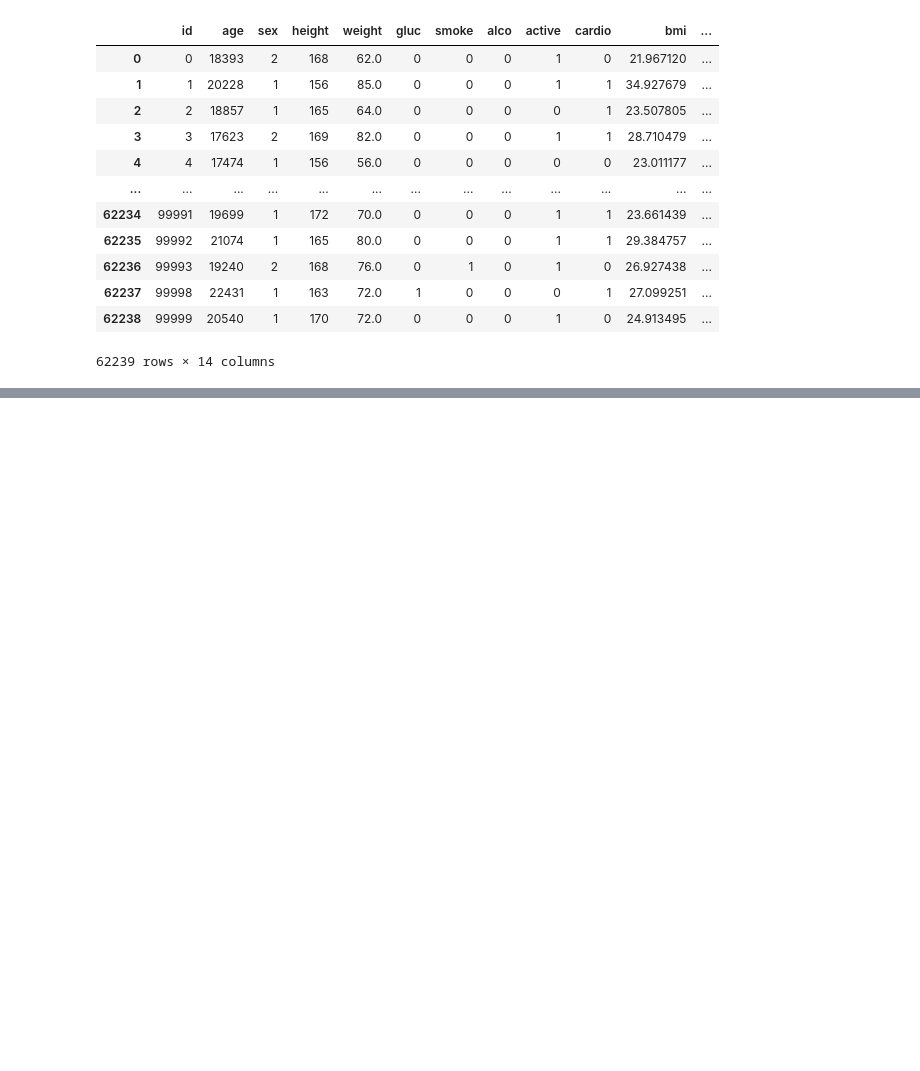
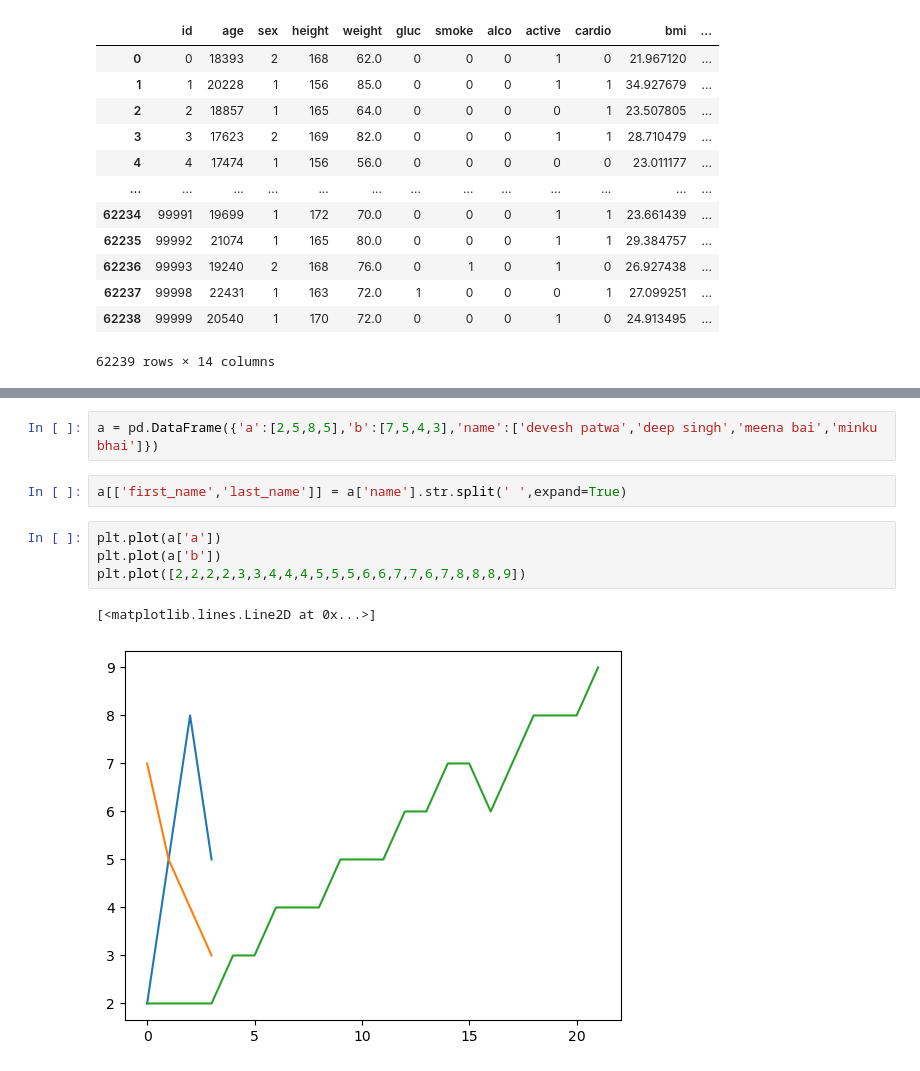
Before and after one commit to deveshpatwa/Pyhton-projects, a Jupyter notebook: Medical examination analysis/medical examination analysis.ipynb, the cells around one changed output, grey strips where cells are left out. Drawn from its saved outputs; the diff is of its cells as text; blank space fills up the shorter version.

```diff
--- a/Medical examination analysis/medical examination analysis.ipynb
+++ b/Medical examination analysis/medical examination analysis.ipynb
@@ -479,0 +557,11 @@ Beau              6                12               7
+# %%
+a = pd.DataFrame({'a':[2,5,8,5],'b':[7,5,4,3],'name':['devesh patwa','deep singh','meena bai','minku bhai']})
+# %%
+a[['first_name','last_name']] = a['name'].str.split(' ',expand=True)
+# %%
+plt.plot(a['a'])
+plt.plot(a['b'])
+plt.plot([2,2,2,2,3,3,4,4,4,5,5,5,6,6,7,7,6,7,8,8,8,9])
+# %% [output]
+[<matplotlib.lines.Line2D at 0x...>]
+[figure, added]
```
Also changed, not shown: parts of 11 cells of this notebook, 2 other files.
